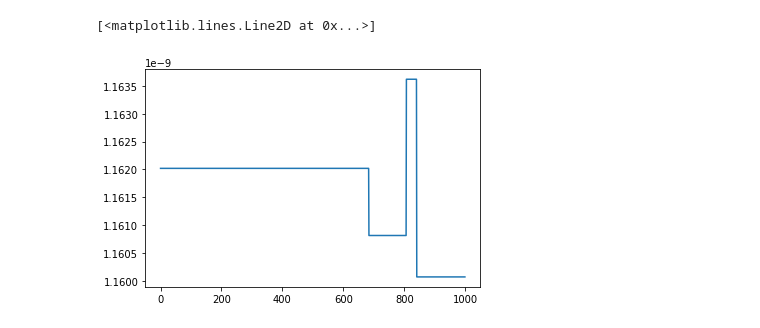
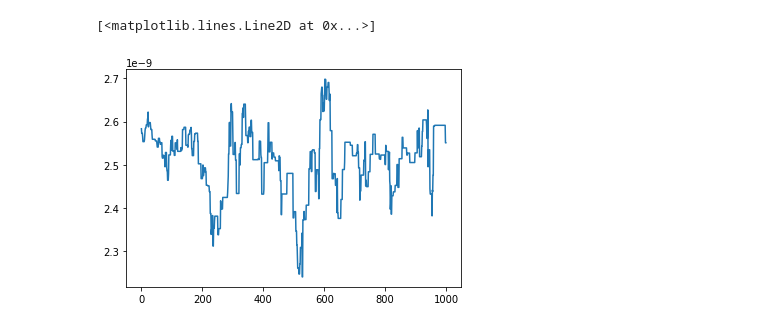
Before and after one commit to PaddySlator/dmipy-bayesian, a Jupyter notebook: mc_smt_simulations.ipynb, the cells around one changed output. Saved outputs shown, nothing was run; the diff lists cells and outputs as text; code cells hidden in the pictures.

```diff
--- a/mc_smt_simulations.ipynb
+++ b/mc_smt_simulations.ipynb
@@ -220,5 +423,5 @@ for roi in range(0,int(np.max(ROImask))+1):
 # %%
-plt.plot(parameter_convergence['BundleModel_1_G2Zeppelin_1_lambda_par'][600,:])
+plt.plot(parameter_convergence['BundleModel_1_G2Zeppelin_1_lambda_par'][300,:])
 # %% [output]
 [<matplotlib.lines.Line2D at 0x...>]
-[figure, old version]
+[figure, new version]
```
Also changed, not shown: parts of 26 cells of this notebook.
